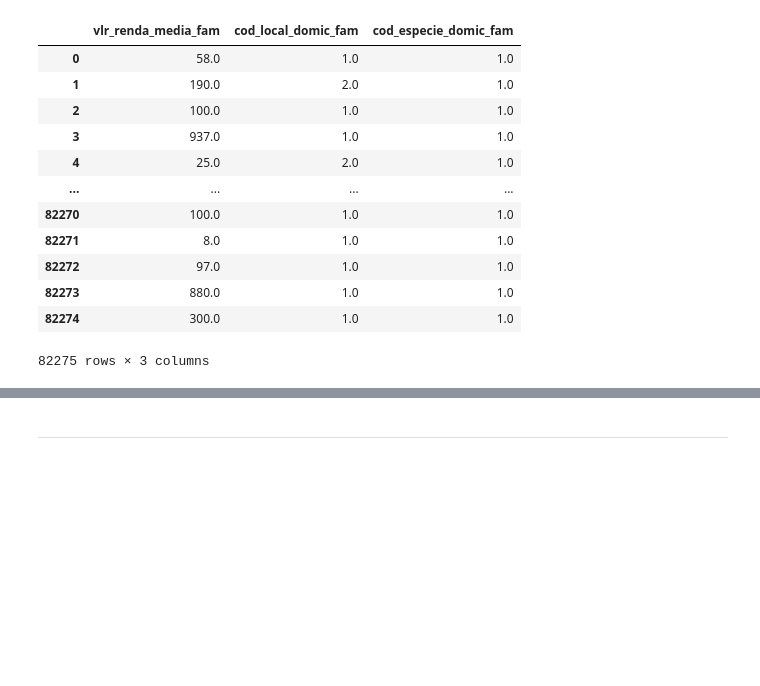
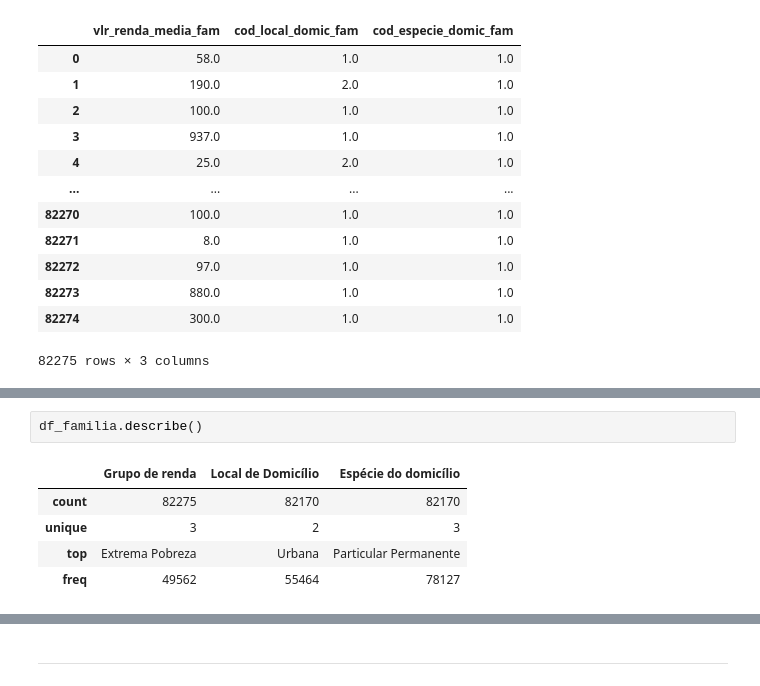
Before and after one commit to FranciscoJSSantos/Analise_de_Dados_do_Bolsa_Familia, a Jupyter notebook: Analise_de_Dados_do_Bolsa_Familia.ipynb, the cells around one changed output, grey strips where cells are left out. Drawn from its saved outputs; the diff is of its cells as text; blank space fills up the shorter version.

```diff
--- a/Analise_de_Dados_do_Bolsa_Familia.ipynb
+++ b/Analise_de_Dados_do_Bolsa_Familia.ipynb
@@ -99,0 +110,8 @@ See the caveats in the documentation: https://pandas.pydata.org/pandas-docs/stab
+# %%
+df_familia.describe()
+# %% [output]
+|  | Grupo de renda | Local de Domicílio | Espécie do domicílio |
+| count | 82275 | 82170 | 82170 |
+| unique | 3 | 2 | 3 |
+| top | Extrema Pobreza | Urbana | Particular Permanente |
+| freq | 49562 | 55464 | 78127 |
```
Also changed, not shown: parts of 19 cells of this notebook.
